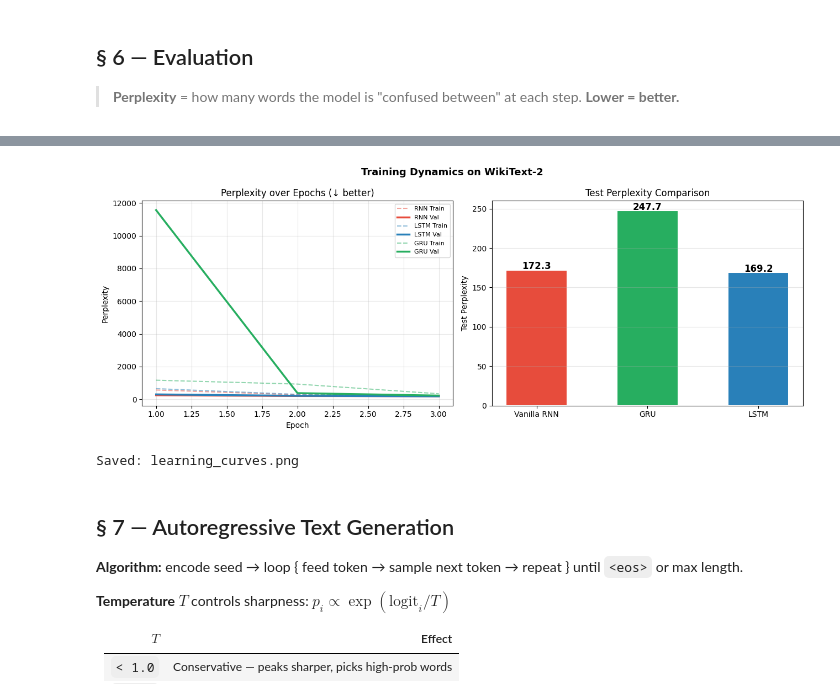
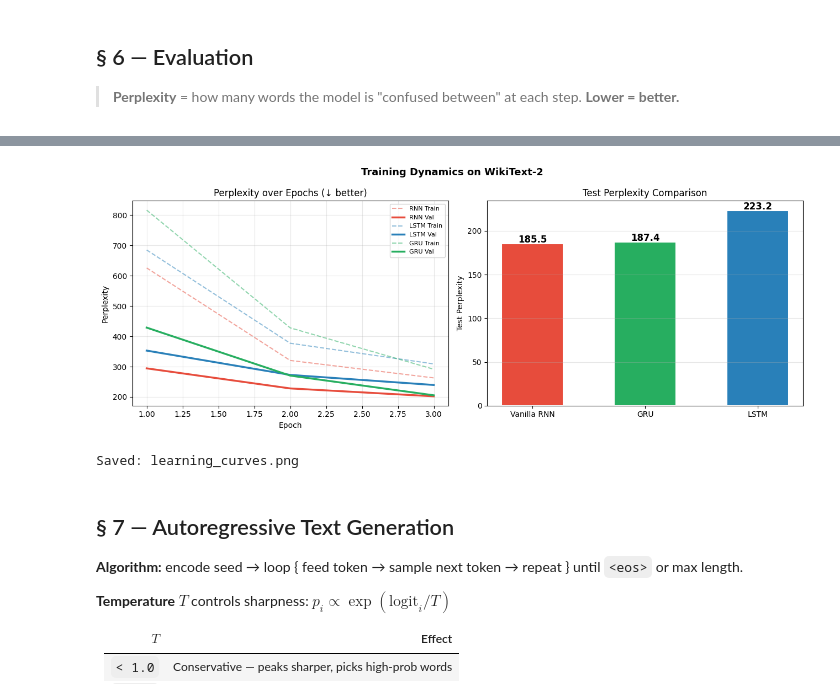
Before and after one commit to debajyotimaz/Autoregressive-Language-Models, a Jupyter notebook: AutoregressiveLM_Tutorial.ipynb, the cells around one changed output, grey strips where cells are left out. Drawn from its saved outputs; the diff is of its cells as text; code cells hidden in the pictures.

```diff
--- a/AutoregressiveLM_Tutorial.ipynb
+++ b/AutoregressiveLM_Tutorial.ipynb
@@ -343,12 +331,12 @@ print("✅ GRULanguageModel defined")
 # %%
 # ── 4.4 Parameter Count & Model Sizes ────────────────────────────────────────
 
-EMBED_SIZE  = 256
-HIDDEN_SIZE = 256
-NUM_LAYERS  = 2
+EMBED_SIZE  = 128
+HIDDEN_SIZE = 128
+NUM_LAYERS  = 1
 DROPOUT     = 0.3
 
-def count_params(m): return sum(p.numel for p in m.parameters if p.requires_grad)
+def count_params(m): return sum(p.numel() for p in m.parameters() if p.requires_grad)
 
 rnn_model  = RNNLanguageModel( VOCAB_SIZE, EMBED_SIZE, HIDDEN_SIZE, NUM_LAYERS, DROPOUT).to(device)
 lstm_model = LSTMLanguageModel(VOCAB_SIZE, EMBED_SIZE, HIDDEN_SIZE, NUM_LAYERS, DROPOUT).to(device)
@@ -390,10 +378,10 @@ def compute_perplexity(loss):
 
 def detach_hidden(h):
     """Detach hidden state from computation graph (truncated BPTT)."""
-    return tuple(x.detach for x in h) if isinstance(h, tuple) else h.detach
+    return tuple(x.detach() for x in h) if isinstance(h, tuple) else h.detach()
 
 def train_epoch(model, loader, optimizer, criterion, clip=1.0):
-    model.train
+    model.train()
     total_loss, hidden = 0, None
     for x, y in tqdm(loader, desc="  train", leave=False):
         x, y = x.to(device), y.to(device)
@@ -402,19 +390,19 @@ def train_epoch(model, loader, optimizer, criterion, clip=1.0):
            (not isinstance(hidden,tuple) and hidden.size(1)!=bs):
             hidden = model.init_hidden(bs)
         hidden = detach_hidden(hidden)
-        optimizer.zero_grad
+        optimizer.zero_grad()
         logits, hidden = model(x, hidden)
         loss = criterion(logits.view(-1, logits.size(-1)), y.view(-1))
-        loss.backward
-        torch.nn.utils.clip_grad_norm_(model.parameters, clip)   # ← GRADIENT CLIPPING
-        optimizer.step
-        total_loss += loss.item
+        loss.backward()
+        torch.nn.utils.clip_grad_norm_(model.parameters(), clip)   # ← GRADIENT CLIPPING
+        optimizer.step()
+        total_loss += loss.item()
     return total_loss / len(loader)
 
 def evaluate(model, loader, criterion):
-    model.eval
+    model.eval()
     total_loss, hidden = 0, None
-    with torch.no_grad:
+    with torch.no_grad():
         for x, y in loader:
             x, y = x.to(device), y.to(device)
             bs = x.size(0)
@@ -423,7 +411,7 @@ def evaluate(model, loader, criterion):
                 hidden = model.init_hidden(bs)
             hidden = detach_hidden(hidden)
             logits, hidden = model(x, hidden)
-            total_loss += criterion(logits.view(-1, logits.size(-1)), y.view(-1)).item
+            total_loss += criterion(logits.view(-1, logits.size(-1)), y.view(-1)).item()
     return total_loss / len(loader)
 
 print("✅ Training utilities defined")
@@ -432,7 +420,7 @@ print("✅ Training utilities defined")
 # %%
 def train_model(model, name, n_epochs=3, lr=3e-3):
     criterion = nn.CrossEntropyLoss(ignore_index=0)
-    optimizer = optim.Adam(model.parameters, lr=lr)
+    optimizer = optim.Adam(model.parameters(), lr=lr)
     scheduler = optim.lr_scheduler.ReduceLROnPlateau(optimizer, patience=1, factor=0.5)
     history = {'train_ppl': [], 'val_ppl': []}
     best_val_loss, best_state = float('inf'), None
@@ -442,7 +430,7 @@ def train_model(model, name, n_epochs=3, lr=3e-3):
     print(f"{'='*62}")
 
     for epoch in range(1, n_epochs+1):
-        t0 = time.time
+        t0 = time.time()
         train_loss = train_epoch(model, train_loader, optimizer, criterion)
         val_loss   = evaluate(model, val_loader, criterion)
         scheduler.step(val_loss)
@@ -451,15 +439,15 @@ def train_model(model, name, n_epochs=3, lr=3e-3):
         history['val_ppl'].append(val_ppl)
         if val_loss < best_val_loss:
             best_val_loss = val_loss
-            best_state = {k: v.cpu.clone for k, v in model.state_dict.items}
-        print(f"  Epoch {epoch}/{n_epochs} | Train PPL: {train_ppl:7.1f} | Val PPL: {val_ppl:7.1f} | {time.time-t0:.0f}s")
+            best_state = {k: v.cpu().clone() for k, v in model.state_dict().items()}
+        print(f"  Epoch {epoch}/{n_epochs} | Train PPL: {train_ppl:7.1f} | Val PPL: {val_ppl:7.1f} | {time.time()-t0:.0f}s")
 
     model.load_state_dict(best_state)
     print(f"  ✅ Best val PPL: {compute_perplexity(best_val_loss):.1f}")
     return history
 
 # ── Train all three models ────────────────────────────────────────────────────
-N_EPOCHS = 3  # Increase to 5 for better results (≈10 min on T4)
+N_EPOCHS = 3  # Increase to 5 for better results
 
 rnn_hist  = train_model(rnn_model,  'Vanilla RNN', N_EPOCHS)
 lstm_hist = train_model(lstm_model, 'LSTM',        N_EPOCHS)
@@ -522,37 +510,37 @@ print("  ↑ Lower perplexity = better language model")
 # ── Learning Curves ──────────────────────────────────────────────────────────
 
 fig, axes = plt.subplots(1, 2, figsize=(13, 5))
 fig.suptitle('Training Dynamics on WikiText-2', fontsize=13, fontweight='bold')
 
 COLORS = {'RNN': '#e74c3c', 'LSTM': '#2980b9', 'GRU': '#27ae60'}
 EPOCHS = list(range(1, N_EPOCHS+1))
 
 for name, hist in [('RNN', rnn_hist), ('LSTM', lstm_hist), ('GRU', gru_hist)]:
     c = COLORS[name]
     axes[0].plot(EPOCHS, hist['train_ppl'], '--', color=c, alpha=0.5, label=f'{name} Train')
     axes[0].plot(EPOCHS, hist['val_ppl'],   '-',  color=c, lw=2.5, label=f'{name} Val')
 
 axes[0].set_xlabel('Epoch'); axes[0].set_ylabel('Perplexity')
 axes[0].set_title('Perplexity over Epochs (↓ better)')
 axes[0].legend(fontsize=8); axes[0].grid(alpha=0.3)
 
 # Bar chart of test PPL
 names = ['Vanilla RNN', 'GRU', 'LSTM']
 ppls  = [results['RNN']['test_ppl'], results['GRU']['test_ppl'], results['LSTM']['test_ppl']]
 bars  = axes[1].bar(names, ppls, color=[COLORS['RNN'], COLORS['GRU'], COLORS['LSTM']],
                     edgecolor='white', linewidth=1.5, width=0.55)
 for bar, val in zip(bars, ppls):
-    axes[1].text(bar.get_x+bar.get_width/2, bar.get_height+1,
+    axes[1].text(bar.get_x() + bar.get_width() / 2, bar.get_height() + 1,
                  f'{val:.1f}', ha='center', fontweight='bold', fontsize=12)
 axes[1].set_ylabel('Test Perplexity'); axes[1].set_title('Test Perplexity Comparison')
 axes[1].grid(axis='y', alpha=0.3)
 
-plt.tight_layout
+plt.tight_layout()
 plt.savefig('learning_curves.png', dpi=120, bbox_inches='tight')
-plt.show
+plt.show()
 print("Saved: learning_curves.png")
 # %% [output]
-[figure, old version]
+[figure, new version]
 Saved: learning_curves.png
 # %% [markdown]
 ## § 7 — Autoregressive Text Generation
```
Also changed, not shown: parts of 16 cells of this notebook, 3 other files.
